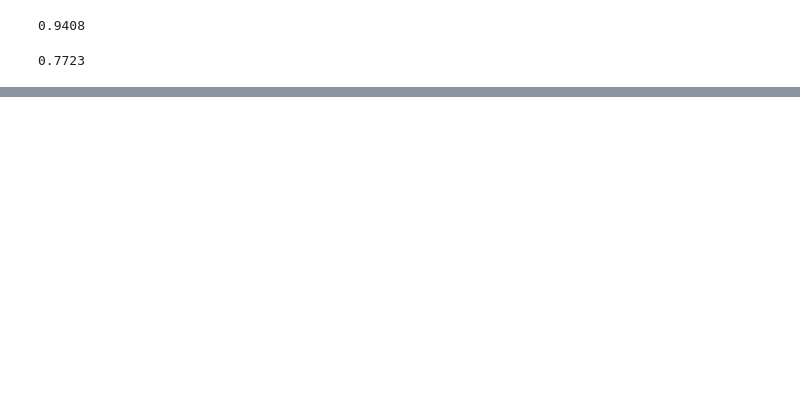
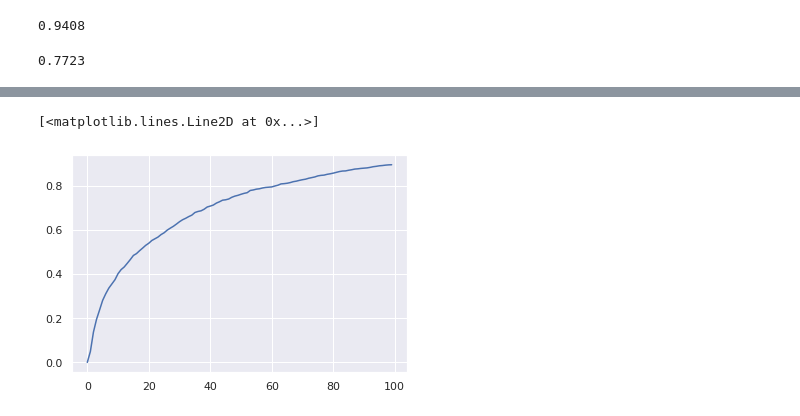
Before and after one commit to YZYT/Decentralized-MF, a Jupyter notebook: model/model_explore.ipynb, the cells around one changed output, grey strips where cells are left out. Cells and saved outputs as stored; diff of their text form; code cells hidden in the pictures; blank space fills up the shorter version.

```diff
--- a/model/model_explore.ipynb
+++ b/model/model_explore.ipynb
@@ -37,0 +82,7 @@ U.shape
+# %%
+item_activeness = item_active.copy()
+item_activeness[item_activeness > 100] = 100
+plt.plot(np.arange(int(item_activeness.max())), [(item_activeness < t).sum() / len(item_activeness) for t in range(int(item_activeness.max()))])
+# %% [output]
+[<matplotlib.lines.Line2D at 0x...>]
+[figure, added]
```
Also changed, not shown: parts of 15 cells of this notebook.
